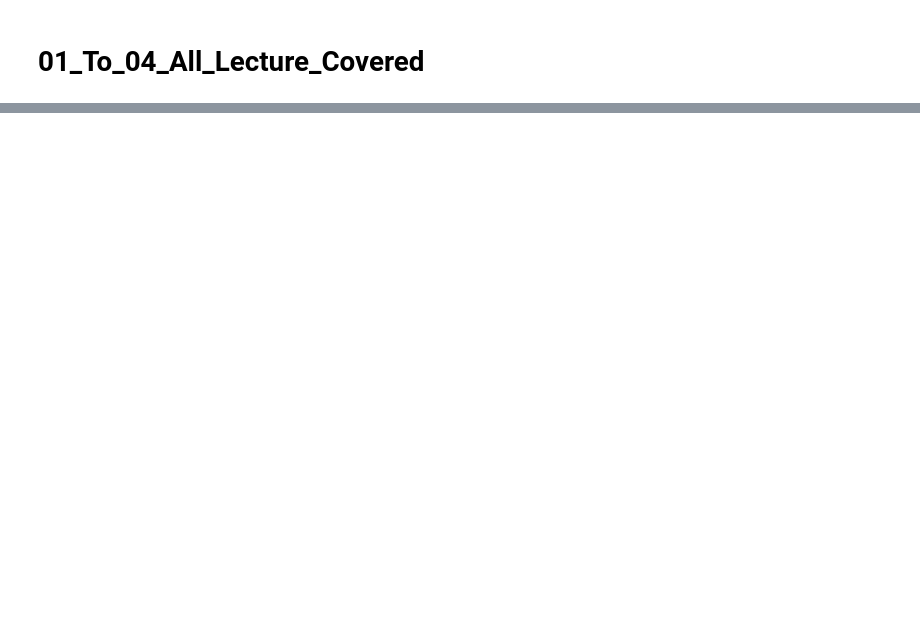
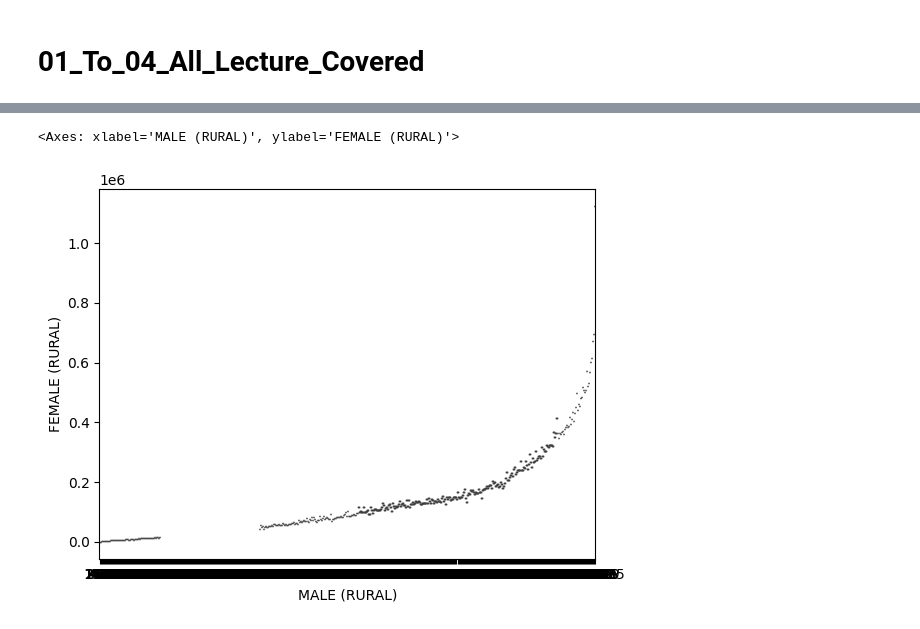
Before and after one commit to shahahmad-dev/exploratory-data-analysis, a Jupyter notebook: 01_to_04_Practice.ipynb, the cells around one changed output, grey strips where cells are left out. Saved outputs shown, nothing was run; the diff lists cells and outputs as text; code cells hidden in the pictures; blank space fills up the shorter version.

```diff
--- a/01_to_04_Practice.ipynb
+++ b/01_to_04_Practice.ipynb
@@ -57,0 +220,5 @@ df.groupby([ 'who','survived']).size().loc[ 'man']
+# %%
+sns.boxplot(df,x = 'MALE (RURAL)', y = 'FEMALE (RURAL)' )
+# %% [output]
+<Axes: xlabel='MALE (RURAL)', ylabel='FEMALE (RURAL)'>
+[figure, added]
```
Also changed, not shown: parts of 59 cells of this notebook.
